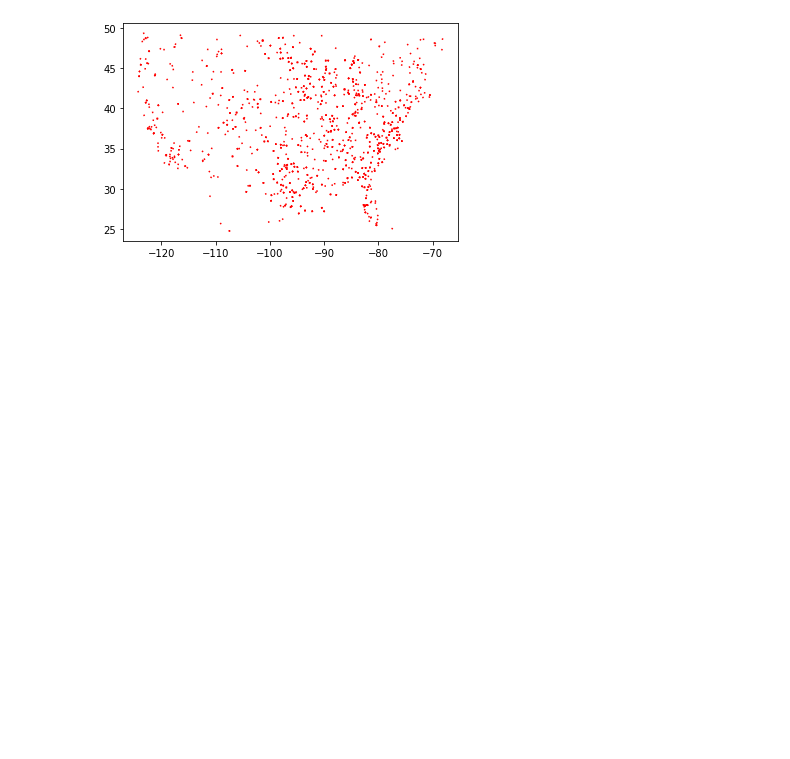
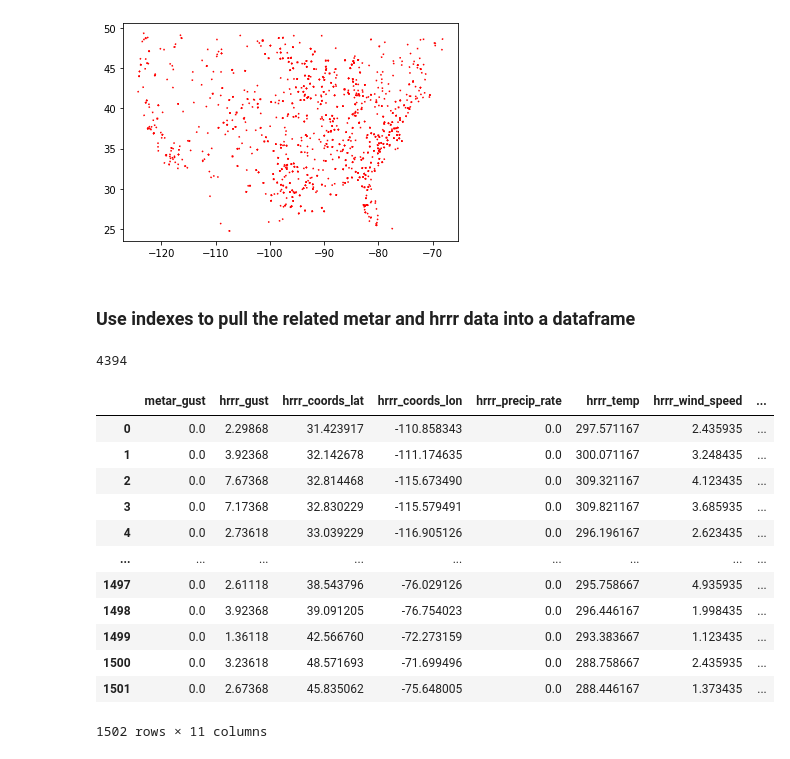
Before and after one commit to jesseturner/Wind-Gust-Predictions, a Jupyter notebook: Testing_KDTree.ipynb, the cells around one changed output. Drawn from its saved outputs; the diff is of its cells as text; code cells hidden in the pictures; blank space fills up the shorter version.

```diff
--- a/Testing_KDTree.ipynb
+++ b/Testing_KDTree.ipynb
@@ -66,3 +66,42 @@ for i in range(len(indexes)):
 plt.show()
 # %% [output]
 [figure]
+# %% [markdown]
+### Use indexes to pull the related metar and hrrr data into a dataframe
+# %%
+len(indexes)
+# %% [output]
+4394
+# %%
+lookup_df = pd.DataFrame(columns=['metar_gust','hrrr_gust'])
+
+for i in range(len(indexes)):
+    for j in indexes[i]:
+        lookup_df = lookup_df.append({'metar_gust': met_arr[i, 0],
+                                      'hrrr_gust': hrrr_arr[j, 0],
+                                      'metar_coords_lon': met_arr[i, 1],
+                                      'metar_coords_lat': met_arr[i, 2],
+                                      'hrrr_coords_lon': hrrr_arr[j, 1],
+                                      'hrrr_coords_lat': hrrr_arr[j, 2],
+                                      'hrrr_temp': hrrr_arr[j, 3],
+                                      'hrrr_windu': hrrr_arr[j, 4],
+                                      'hrrr_windv': hrrr_arr[j, 5],
+                                      'hrrr_wind_speed': hrrr_arr[j, 6],
+                                      'hrrr_precip_rate': hrrr_arr[j, 7]
+                                     }, ignore_index=True)
+
+lookup_df
+# %% [output]
+|  | metar_gust | hrrr_gust | hrrr_coords_lat | hrrr_coords_lon | hrrr_precip_rate | hrrr_temp | hrrr_wind_speed | ... |
+| 0 | 0.0 | 2.29868 | 31.423917 | -110.858343 | 0.0 | 297.571167 | 2.435935 | ... |
+| 1 | 0.0 | 3.92368 | 32.142678 | -111.174635 | 0.0 | 300.071167 | 3.248435 | ... |
+| 2 | 0.0 | 7.67368 | 32.814468 | -115.673490 | 0.0 | 309.321167 | 4.123435 | ... |
+| 3 | 0.0 | 7.17368 | 32.830229 | -115.579491 | 0.0 | 309.821167 | 3.685935 | ... |
+| 4 | 0.0 | 2.73618 | 33.039229 | -116.905126 | 0.0 | 296.196167 | 2.623435 | ... |
+| ... | ... | ... | ... | ... | ... | ... | ... | ... |
+| 1497 | 0.0 | 2.61118 | 38.543796 | -76.029126 | 0.0 | 295.758667 | 4.935935 | ... |
+| 1498 | 0.0 | 3.92368 | 39.091205 | -76.754023 | 0.0 | 296.446167 | 1.998435 | ... |
+| 1499 | 0.0 | 1.36118 | 42.566760 | -72.273159 | 0.0 | 293.383667 | 1.123435 | ... |
+| 1500 | 0.0 | 3.23618 | 48.571693 | -71.699496 | 0.0 | 288.758667 | 2.435935 | ... |
+| 1501 | 0.0 | 2.67368 | 45.835062 | -75.648005 | 0.0 | 288.446167 | 1.373435 | ... |
+1502 rows × 11 columns
```
Also changed, not shown: 1 other file.
